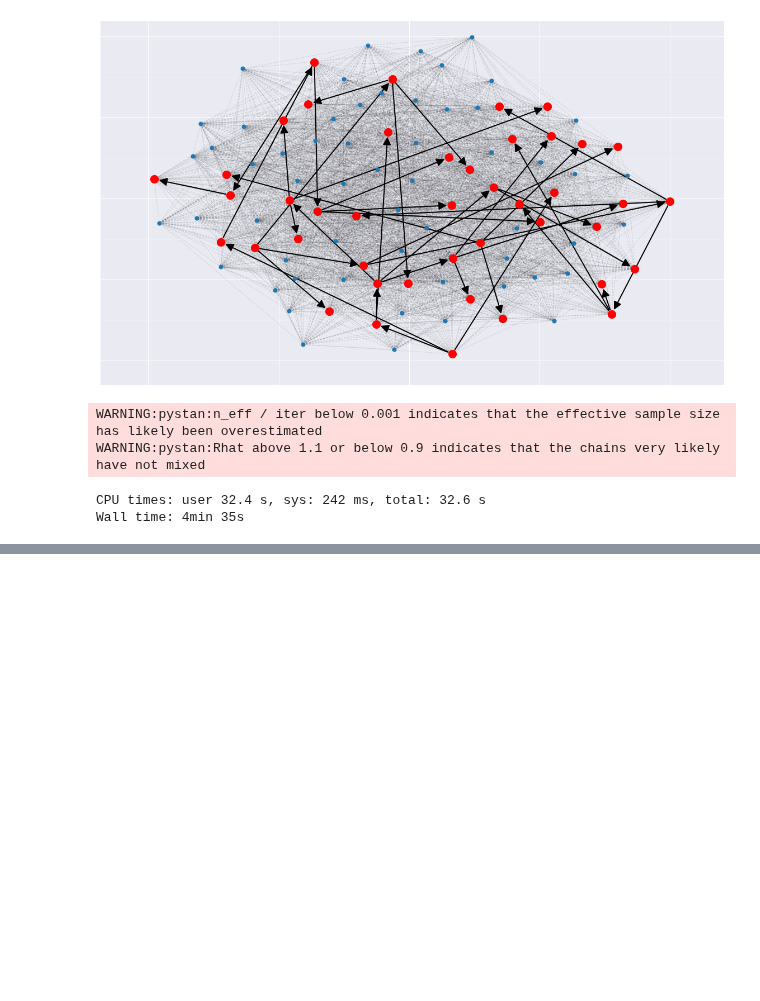
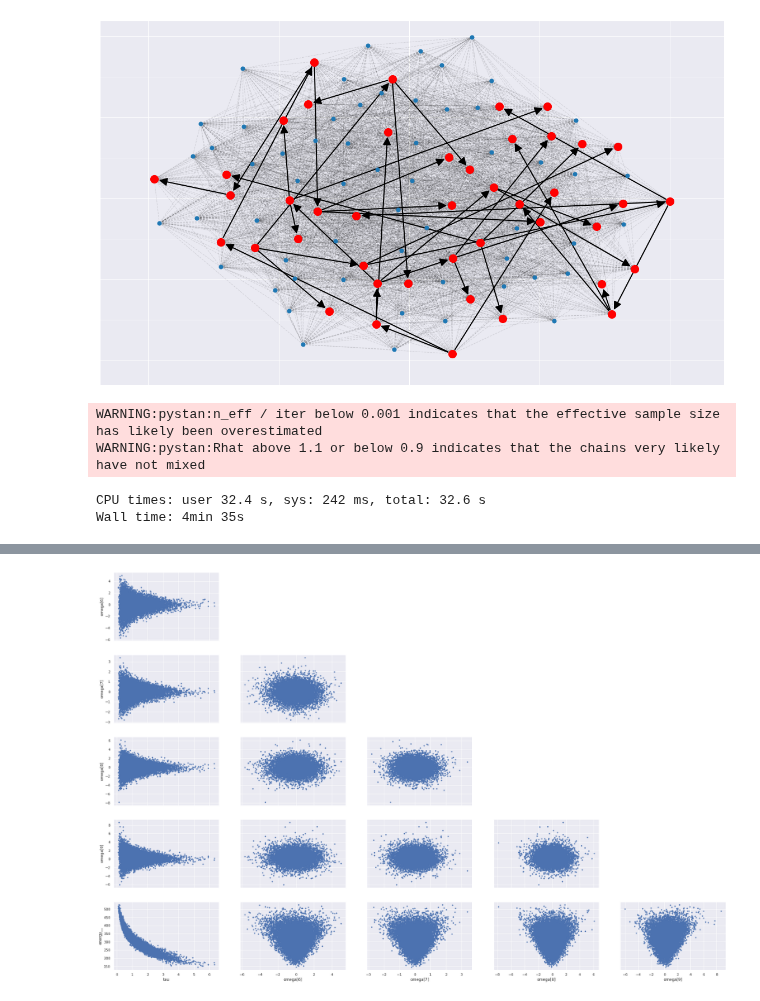
Before and after one commit to lucasmoschen/rds-bayesian-analysis-tcc, a Jupyter notebook: notebooks_book/model_experiments.ipynb, the cells around one changed output, grey strips where cells are left out. Saved outputs shown, nothing was run; the diff lists cells and outputs as text; code cells hidden in the pictures; blank space fills up the shorter version.

```diff
--- a/notebooks_book/model_experiments.ipynb
+++ b/notebooks_book/model_experiments.ipynb
@@ -384,0 +480,11 @@ Wall time: 4min 35s
+# %%
+info = fit_rds_imperfect_eff.to_dataframe()
+# %%
+selected_vars = ['tau', 'omega[6]', 'omega[7]', 'omega[8]', 'omega[9]', 'energy__']
+samples = {var: info[var] for var in selected_vars}
+
+az.plot_pair(samples)
+
+plt.show()
+# %% [output]
+[figure, added]
```
Also changed, not shown: parts of 10 cells of this notebook, 14 other files.
